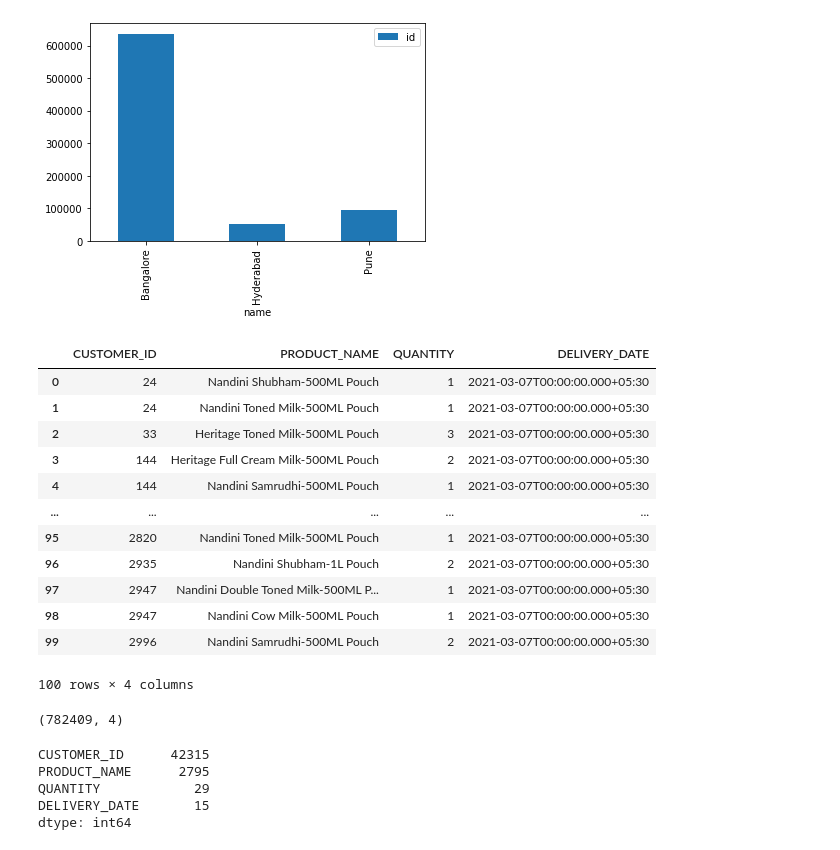
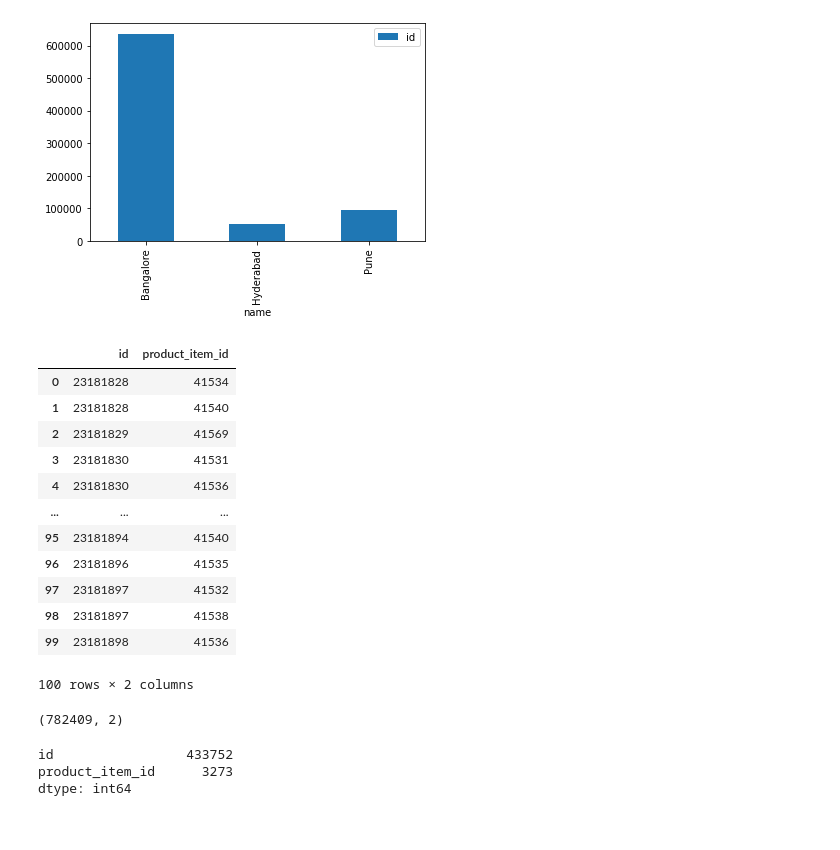
Before and after one commit to maddyrajesh/fth-rbms, a Jupyter notebook: Data Preprocessing.ipynb, the cells around one changed output. Cells and saved outputs as stored; diff of their text form; code cells hidden in the pictures.

Commit message:
ignore test

```diff
--- a/Data Preprocessing.ipynb
+++ b/Data Preprocessing.ipynb
@@ -76,31 +98,29 @@ location.head().plot(kind = "bar")
 <AxesSubplot:xlabel='name'>
 [figure]
 # %%
-test = customer_df[["CUSTOMER_ID", "PRODUCT_NAME", "QUANTITY", "DELIVERY_DATE"]]
+test = customer_df[["id", "product_item_id"]]
 test.head(100)
 # %% [output]
-|  | CUSTOMER_ID | PRODUCT_NAME | QUANTITY | DELIVERY_DATE |
-| 0 | 24 | Nandini Shubham-500ML Pouch | 1 | 2021-03-07T00:00:00.000+05:30 |
-| 1 | 24 | Nandini Toned Milk-500ML Pouch | 1 | 2021-03-07T00:00:00.000+05:30 |
-| 2 | 33 | Heritage Toned Milk-500ML Pouch | 3 | 2021-03-07T00:00:00.000+05:30 |
-| 3 | 144 | Heritage Full Cream Milk-500ML Pouch | 2 | 2021-03-07T00:00:00.000+05:30 |
-| 4 | 144 | Nandini Samrudhi-500ML Pouch | 1 | 2021-03-07T00:00:00.000+05:30 |
-| ... | ... | ... | ... | ... |
-| 95 | 2820 | Nandini Toned Milk-500ML Pouch | 1 | 2021-03-07T00:00:00.000+05:30 |
-| 96 | 2935 | Nandini Shubham-1L Pouch | 2 | 2021-03-07T00:00:00.000+05:30 |
-| 97 | 2947 | Nandini Double Toned Milk-500ML P... | 1 | 2021-03-07T00:00:00.000+05:30 |
-| 98 | 2947 | Nandini Cow Milk-500ML Pouch | 1 | 2021-03-07T00:00:00.000+05:30 |
-| 99 | 2996 | Nandini Samrudhi-500ML Pouch | 2 | 2021-03-07T00:00:00.000+05:30 |
+|  | id | product_item_id |
+| 0 | 23181828 | 41534 |
+| 1 | 23181828 | 41540 |
+| 2 | 23181829 | 41569 |
+| 3 | 23181830 | 41531 |
+| 4 | 23181830 | 41536 |
+| ... | ... | ... |
+| 95 | 23181894 | 41540 |
+| 96 | 23181896 | 41535 |
+| 97 | 23181897 | 41532 |
+| 98 | 23181897 | 41538 |
+| 99 | 23181898 | 41536 |
-100 rows × 4 columns
+100 rows × 2 columns
 # %%
 test.shape
 # %% [output]
-(782409, 4)
+(782409, 2)
 # %%
 test.nunique()
 # %% [output]
-CUSTOMER_ID      42315
-PRODUCT_NAME      2795
-QUANTITY            29
-DELIVERY_DATE       15
+id                 433752
+product_item_id      3273
 dtype: int64
```
Also changed, not shown: parts of 1 cell of this notebook, 2 other files.
